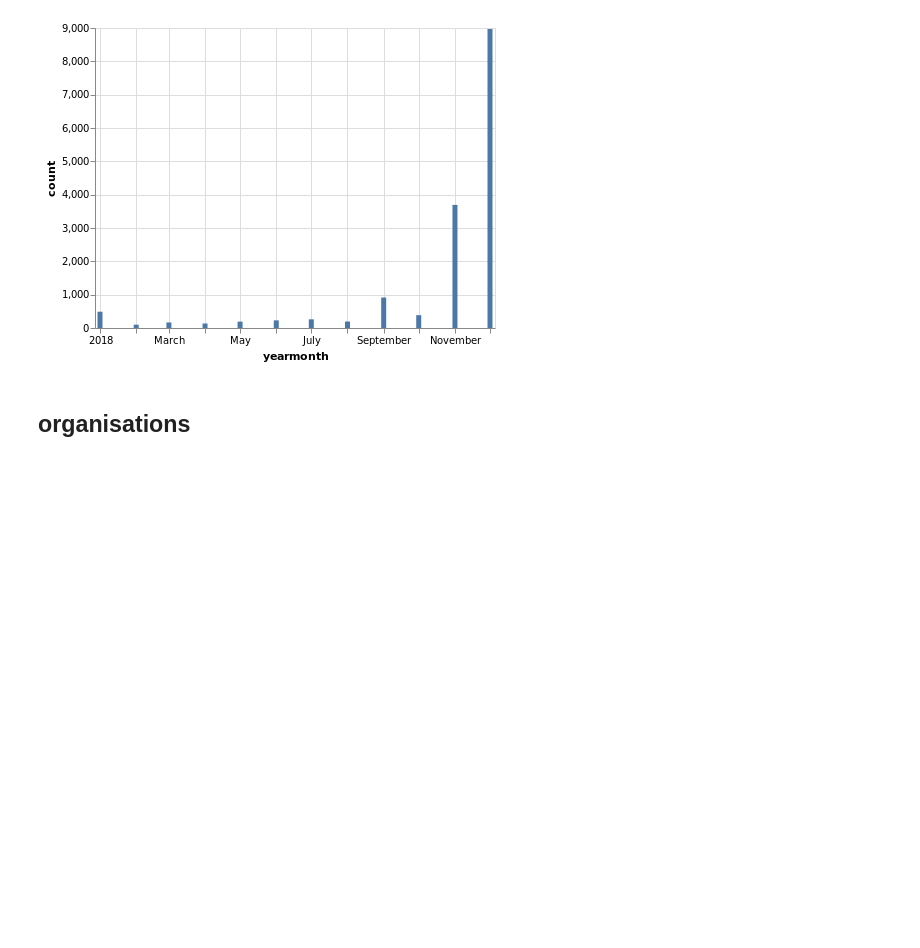
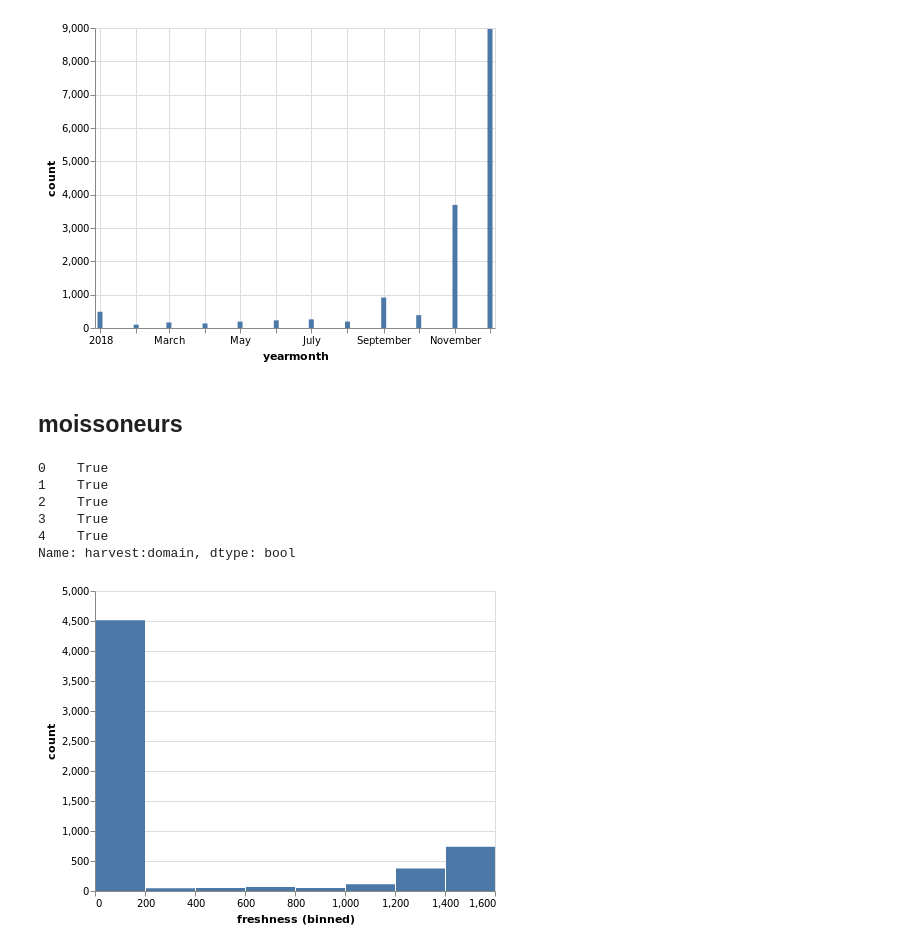
Before and after one commit to taniki/notebooks, a Jupyter notebook: data.gouv.fr/pilotage/datasets.ipynb, the cells around one changed output. Drawn from its saved outputs; the diff is of its cells as text; code cells hidden in the pictures; blank space fills up the shorter version.

```diff
--- a/data.gouv.fr/pilotage/datasets.ipynb
+++ b/data.gouv.fr/pilotage/datasets.ipynb
@@ -246,7 +255,7 @@ alt.Chart(df[ df['created_at'] < "2019-01-01"]).mark_circle().encode(
 
 Nombre de jours depuis la dernière mise à jour
 # %%
-df['freshness'] = (pd.to_datetime('2019-01-06') - df['last_modified']).dt.days
+df['freshness'] = (pd.to_datetime('2019-01-10') - df['last_modified']).dt.days
 # %%
 df[df['freshness'] < 0].count()
 # %% [output]
@@ -309,4 +318,23 @@ alt.Chart(df[(df.last_modified > '2018-01-01') & (df.last_modified < '2019-01-01
 # %% [output]
 [figure]
 # %% [markdown]
-## organisations
+## moissoneurs
+# %%
+df['harvest:domain'].isnull().head()
+# %% [output]
+0    True
+1    True
+2    True
+3    True
+4    True
+Name: harvest:domain, dtype: bool
+# %%
+alt.Chart(df[ (df['freshness'] > 0) & (df['harvest:domain'].isnull())]).mark_bar().encode(
+    x=alt.X("freshness:Q", bin=True),
+    y=alt.Y("count:Q")
+).transform_aggregate(
+    groupby=["freshness"],
+    count = "count()"
+)
+# %% [output]
+[figure, added]
```
Also changed, not shown: parts of 11 cells of this notebook.
